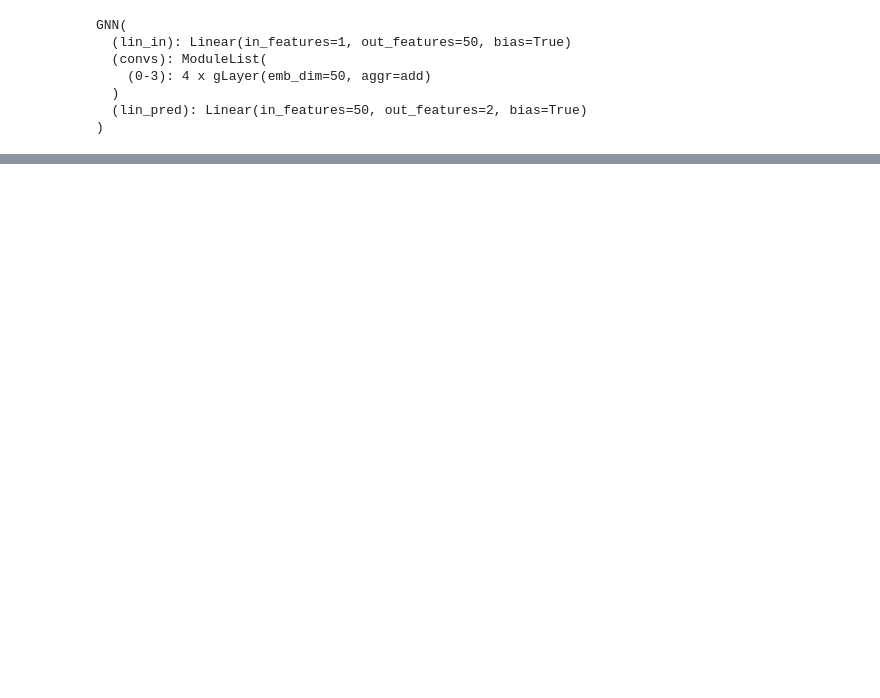
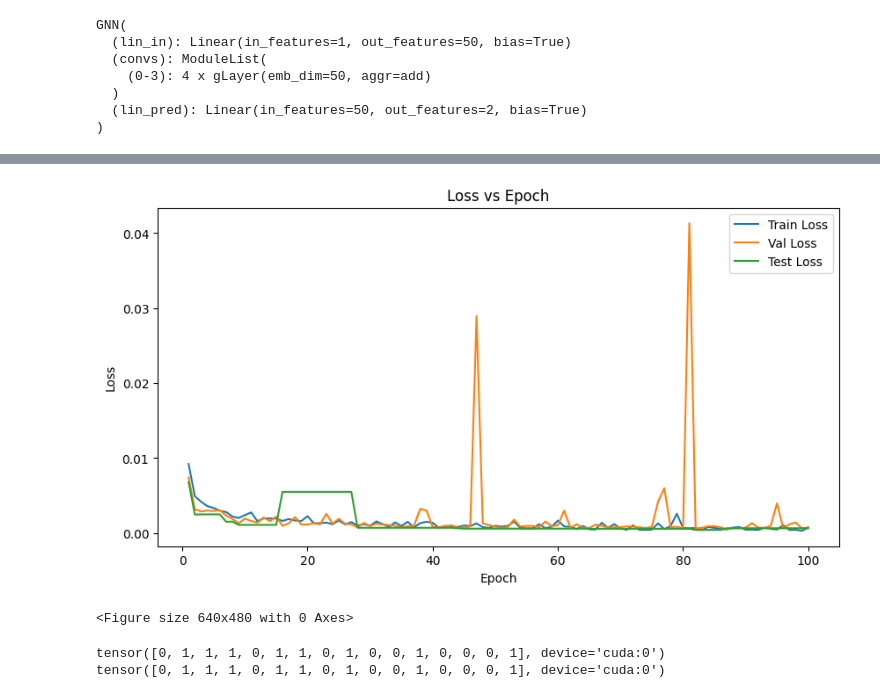
Before and after one commit to kir-7/GNNs, a Jupyter notebook: experiments/HAMD.ipynb, the cells around one changed output, grey strips where cells are left out. Drawn from its saved outputs; the diff is of its cells as text; code cells hidden in the pictures; blank space fills up the shorter version.

Commit message:
HAMD Done

```diff
--- a/experiments/HAMD.ipynb
+++ b/experiments/HAMD.ipynb
@@ -150,7 +172,7 @@ def create_graph_dataset(num_samples, edge_dim, batch_size, split=(0.7, 0.9)):
 
                 G = create_random_graph_without_hamiltonian_cycle(k1, k2)
             else:
-                p = (stats.norm.cdf(random.gauss()))*(0.71)
+                p = (stats.norm.cdf(random.gauss(0, 1)))*(0.71)
                 G = nx.gnp_random_graph(n, p)
 
         x = torch.zeros((n, 1))
@@ -331,0 +383,4 @@ KeyboardInterrupt:
+# %%
+# For storing experimental results over the course of the practical
+RESULTS = {}
+DF_RESULTS = pd.DataFrame(columns=["Loss", "Test LOSS", "Val LOSS", "Epoch", "Model"])
@@ -331,0 +391,3 @@ KeyboardInterrupt:
+# %%
+RESULTS[model_name] = (best_val_error, test_error, train_time)
+df_temp = pd.DataFrame(perf_per_epoch, columns=["Loss", "Test LOSS", "Val LOSS", "Epoch", "Model"])
@@ -331,0 +412,3 @@ KeyboardInterrupt:
+# %%
+DF_RESULTS = pd.concat([DF_RESULTS, df_temp], ignore_index=True)
+DF_RESULTS
@@ -331,0 +429,16 @@ KeyboardInterrupt:
+# %%
+import matplotlib.pyplot as plt
+
+fig = plt.figure(figsize=(10, 5))
+plt.plot(DF_RESULTS["Epoch"], DF_RESULTS["Loss"], label="Train Loss")
+plt.plot(DF_RESULTS["Epoch"], DF_RESULTS["Val LOSS"], label="Val Loss")
+plt.plot(DF_RESULTS["Epoch"], DF_RESULTS["Test LOSS"], label="Test Loss")
+plt.xlabel("Epoch")
+plt.ylabel("Loss")
+plt.title("Loss vs Epoch")
+plt.legend()
+plt.show()
+plt.savefig("/content/HAMD_100epochs.png")
+# %% [output]
+[figure, added]
+<Figure size 640x480 with 0 Axes>
@@ -331,0 +458,9 @@ KeyboardInterrupt:
+# %%
+for d in test_loader:
+    d = d.to('cuda:0')
+    print(predict(model, d))
+    print(d.y)
+    break
+# %% [output]
+tensor([0, 1, 1, 1, 0, 1, 1, 0, 1, 0, 0, 1, 0, 0, 0, 1], device='cuda:0')
+tensor([0, 1, 1, 1, 0, 1, 1, 0, 1, 0, 0, 1, 0, 0, 0, 1], device='cuda:0')
```
Also changed, not shown: parts of 23 cells of this notebook, 6 other files.
